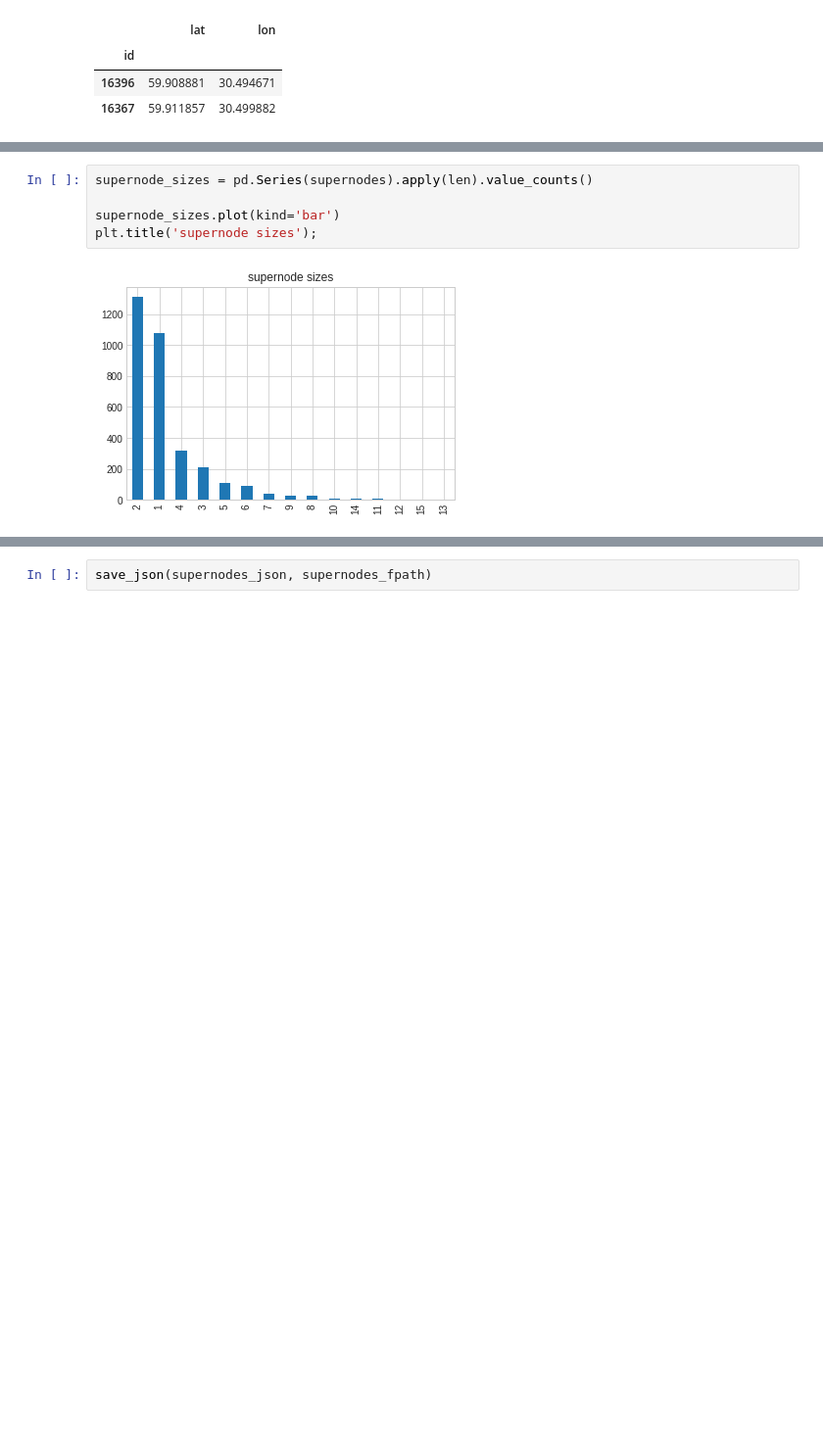
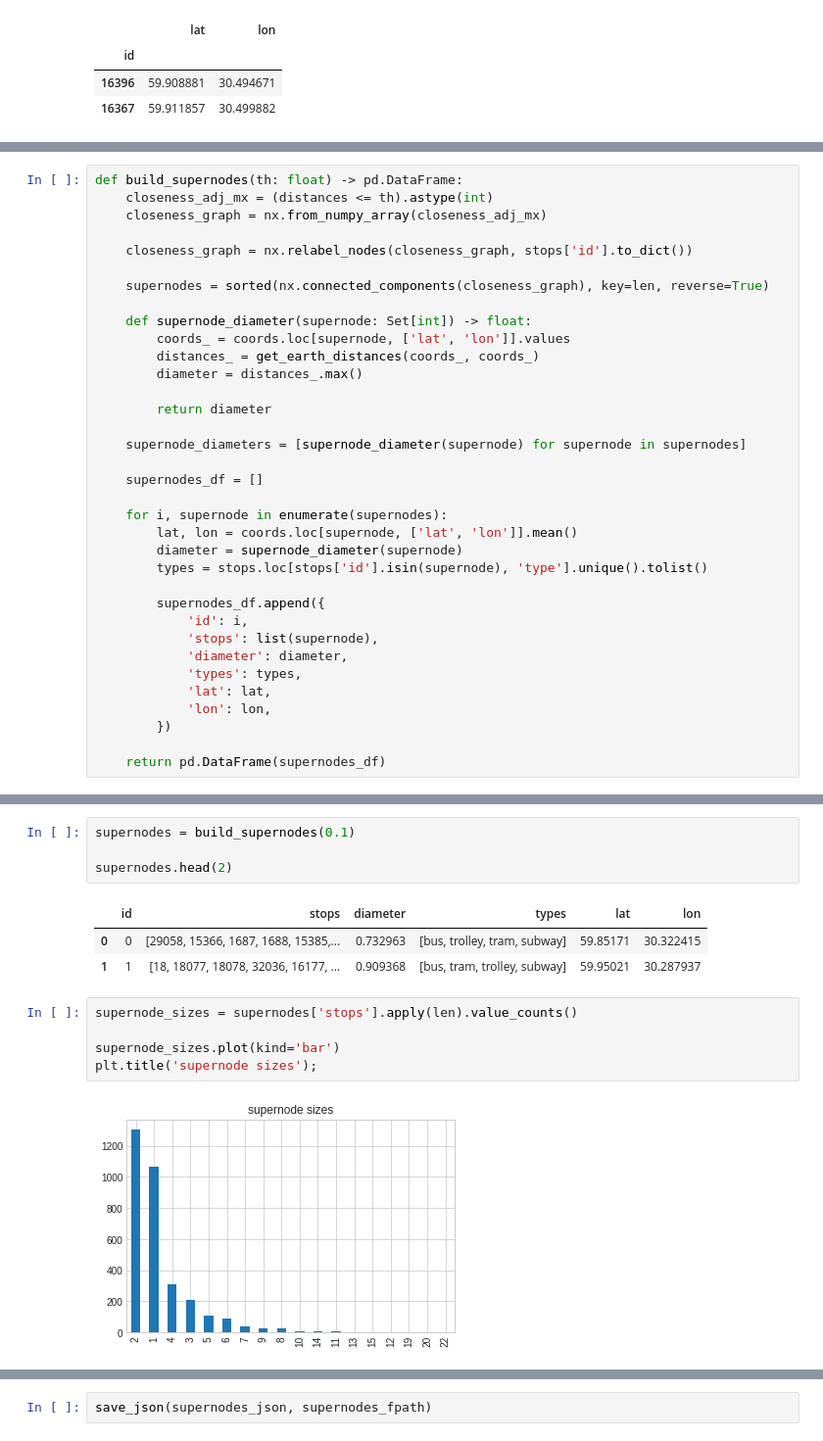
Before and after one commit to AlgoMathITMO/public-transport-network, a Jupyter notebook: pipeline/2_supernodes.ipynb, the cells around one changed output, grey strips where cells are left out. Shown: that part at 98% size. Drawn from its saved outputs; the diff is of its cells as text; blank space fills up the shorter version.

```diff
--- a/pipeline/2_supernodes.ipynb
+++ b/pipeline/2_supernodes.ipynb
@@ -62,0 +60,35 @@ len(supernodes)
+# %%
+def build_supernodes(th: float) -> pd.DataFrame:
+    closeness_adj_mx = (distances <= th).astype(int)
+    closeness_graph = nx.from_numpy_array(closeness_adj_mx)
+
+    closeness_graph = nx.relabel_nodes(closeness_graph, stops['id'].to_dict())
+
+    supernodes = sorted(nx.connected_components(closeness_graph), key=len, reverse=True)
+
+    def supernode_diameter(supernode: Set[int]) -> float:
+        coords_ = coords.loc[supernode, ['lat', 'lon']].values
+        distances_ = get_earth_distances(coords_, coords_)
+        diameter = distances_.max()
+
+        return diameter
+
+    supernode_diameters = [supernode_diameter(supernode) for supernode in supernodes]
+
+    supernodes_df = []
+
+    for i, supernode in enumerate(supernodes):
+        lat, lon = coords.loc[supernode, ['lat', 'lon']].mean()
+        diameter = supernode_diameter(supernode)
+        types = stops.loc[stops['id'].isin(supernode), 'type'].unique().tolist()
+
+        supernodes_df.append({
+            'id': i,
+            'stops': list(supernode),
+            'diameter': diameter,
+            'types': types,
+            'lat': lat,
+            'lon': lon,
+        })
+
+    return pd.DataFrame(supernodes_df)
@@ -63,7 +126,15 @@ len(supernodes)
+# %%
+supernodes = build_supernodes(0.1)
+
+supernodes.head(2)
+# %% [output]
+|  | id | stops | diameter | types | lat | lon |
+| 0 | 0 | [29058, 15366, 1687, 1688, 15385,... | 0.732963 | [bus, trolley, tram, subway] | 59.85171 | 30.322415 |
+| 1 | 1 | [18, 18077, 18078, 32036, 16177, ... | 0.909368 | [bus, tram, trolley, subway] | 59.95021 | 30.287937 |
 # %%
-supernode_sizes = pd.Series(supernodes).apply(len).value_counts()
+supernode_sizes = supernodes['stops'].apply(len).value_counts()
 
 supernode_sizes.plot(kind='bar')
 plt.title('supernode sizes');
 # %% [output]
-[figure, old version]
+[figure, new version]
```
Also changed, not shown: parts of 17 cells of this notebook, 25 other files.
